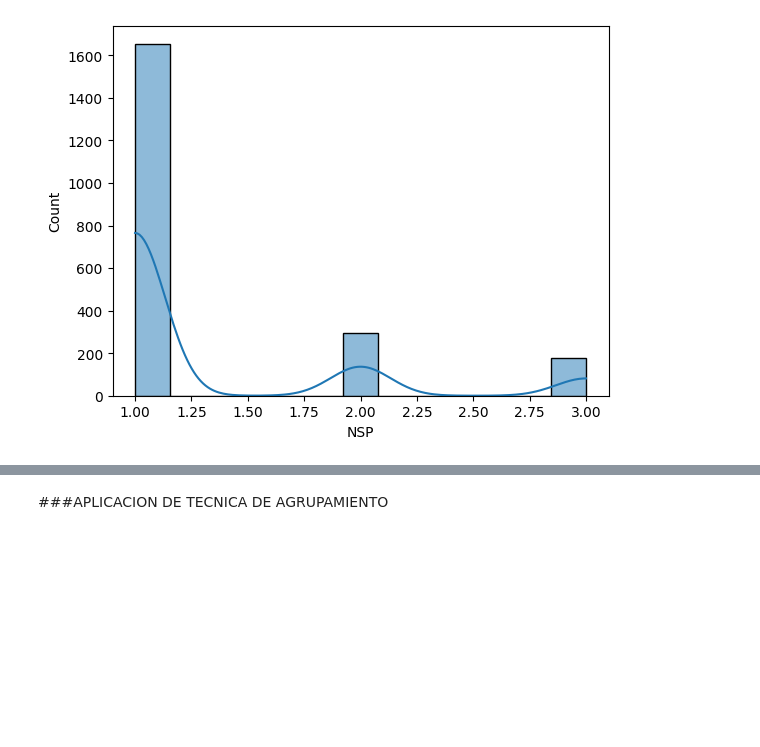
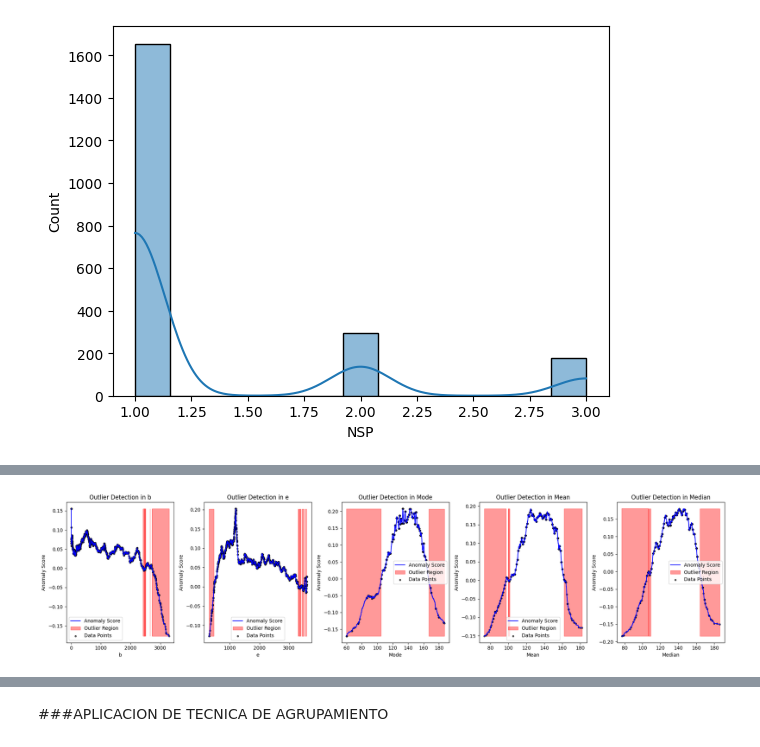
Before and after one commit to gomontalvo/UNIR-AA-Actividad3, a Jupyter notebook: UNIR_AA_Act3_1032g.ipynb, the cells around one changed output, grey strips where cells are left out. Cells and saved outputs as stored; diff of their text form; code cells hidden in the pictures; blank space fills up the shorter version.

```diff
--- a/UNIR_AA_Act3_1032g.ipynb
+++ b/UNIR_AA_Act3_1032g.ipynb
@@ -345,0 +403,19 @@ plt.show()
+# %%
+
+#Lista de Variables con Correlación 0.9
+Lista_9 = ['b', 'e', 'Mode', 'Mean','Median']
+L9 = data1_clean[Lista_9].columns.to_list()
+
+#Lista de Variables con Correlación 0.8
+Lista_8 = ['LBE', 'LB', 'LD', 'DP']
+L8 = data1_clean[Lista_8].columns.to_list()
+
+#Lista de Variables con Correlación 0.7
+Lista_7 = ['Width', 'Max', 'Nmax']
+L7 = data1_clean[Lista_7].columns.to_list()
+
+#Sumatoria de las listas de variables de correlación
+SL = L9 + L8 + L7
+
+#Listado de variables Total
+LT = data1_clean.select_dtypes(include=int).columns.to_list()+data1_clean.select_dtypes(include=float).columns.to_list()
@@ -345,0 +613,35 @@ plt.show()
+# %%
+fig, axs = plt.subplots(1, len(L9), figsize=(20, 5), facecolor='w', edgecolor='k')
+axs = axs.ravel()
+
+for i, column in enumerate(L9):
+    #isolation_forest = IsolationForest(contamination='auto', random_state=42)
+    isolation_forest = IsolationForest(contamination=0.05, random_state=42)
+    isolation_forest.fit(data1_clean[column].values.reshape(-1, 1))
+
+    # Se genera un conjunto de valores en el mismo rango que la variable
+    xx = np.linspace(data1_clean[column].min(), data1_clean[column].max(), len(data1_clean[L9])).reshape(-1,1)
+
+    # Calculamos la puntuación de anomalía
+    anomaly_score = isolation_forest.decision_function(xx)
+    outlier = isolation_forest.predict(xx)
+
+    # Graficamos los resultados
+    axs[i].plot(xx, anomaly_score, label='Anomaly Score', color='blue')
+    axs[i].fill_between(xx.T[0], np.min(anomaly_score), np.max(anomaly_score),
+                        where=outlier == -1, color='red', alpha=0.4, label='Outlier Region')
+
+    # Añadir scatter plot con los datos reales y su puntuación de anomalía
+    data_anomaly_score = isolation_forest.decision_function(data1_clean[column].values.reshape(-1, 1))
+    axs[i].scatter(data1_clean[column], data_anomaly_score, color='black', s=10, alpha=0.6, label='Data Points')
+
+
+    axs[i].legend()
+    axs[i].set_title(f"Outlier Detection in {column}")
+    axs[i].set_xlabel(column)
+    axs[i].set_ylabel("Anomaly Score")
+
+plt.tight_layout()
+plt.show()
+# %% [output]
+[figure, added]
```
Also changed, not shown: parts of 54 cells of this notebook.
